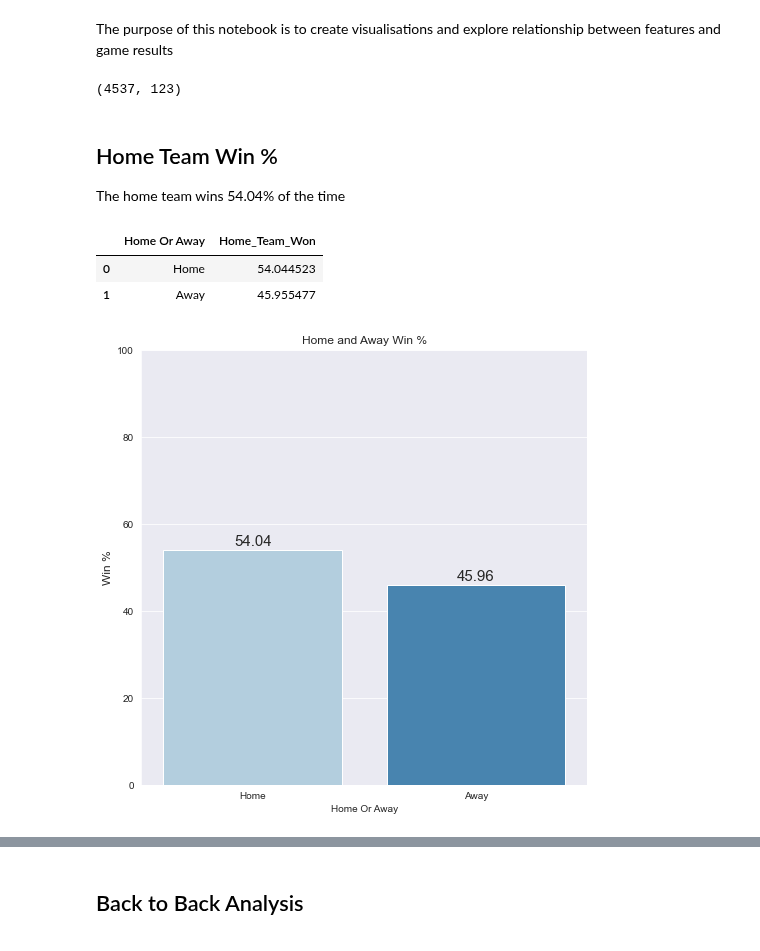
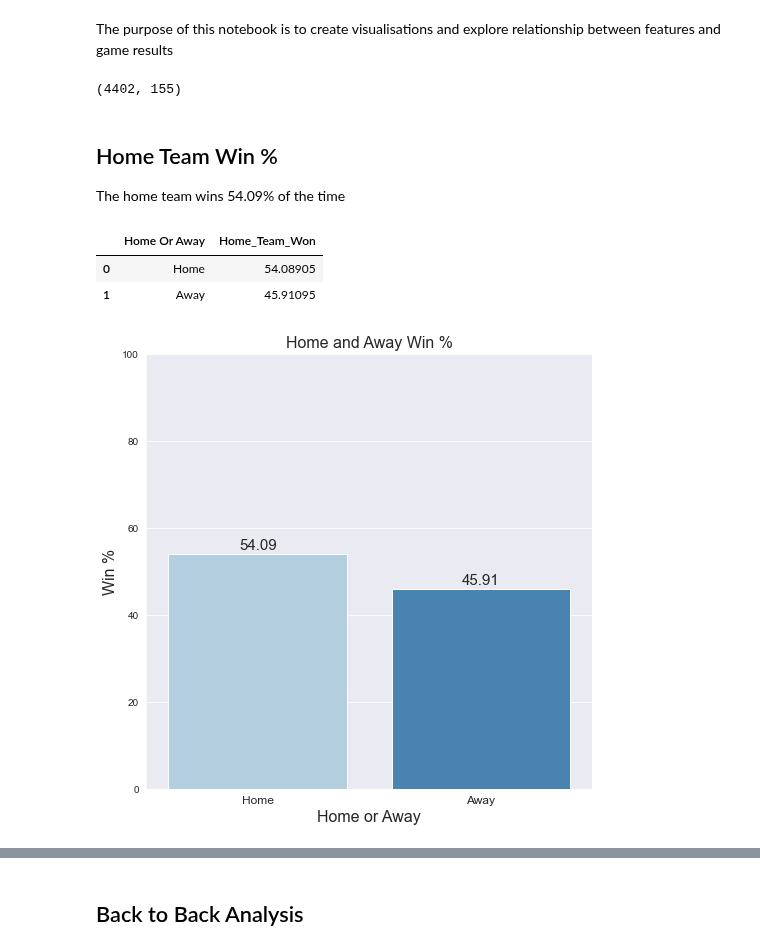
Before and after one commit to gschwaeb/NHL_Game_Prediction, a Jupyter notebook: Exploratory Data Analysis.ipynb, the cells around one changed output, grey strips where cells are left out. Drawn from its saved outputs; the diff is of its cells as text; code cells hidden in the pictures.

```diff
--- a/Exploratory Data Analysis.ipynb
+++ b/Exploratory Data Analysis.ipynb
@@ -23,16 +23,16 @@ import matplotlib.pyplot as plt
 sns.set_style("darkgrid")
 pd.set_option('display.max_columns', None)
 # %%
-df = pd.read_csv('data/all_games_multirolling_SVA.csv')
+df = pd.read_csv('data/all_games_multirolling_SVA_2.csv')
 # %%
 df = df.dropna()
 # %%
 df.shape
 # %% [output]
-(4537, 123)
+(4402, 155)
 # %% [markdown]
 ## Home Team Win %
-The home team wins 54.04% of the time
+The home team wins 54.09% of the time
 # %%
 htw = pd.DataFrame(df['Home_Team_Won'].value_counts(normalize = True)).reset_index()
 htw['Home_Team_Won'] = htw['Home_Team_Won']*100
@@ -43,21 +43,23 @@ htw.rename(columns = {'index' : 'Home Or Away'}, inplace = True)
 htw
 # %% [output]
 |  | Home Or Away | Home_Team_Won |
-| 0 | Home | 54.044523 |
-| 1 | Away | 45.955477 |
+| 0 | Home | 54.08905 |
+| 1 | Away | 45.91095 |
 # %%
 fig, ax = plt.subplots(figsize = (8,8))
 
 ax = sns.barplot(x = htw['Home Or Away'], y = htw['Home_Team_Won'], orient = 'v', palette = 'Blues')
-ax.set_title('Home and Away Win %', fontsize = 12)
-ax.set_ylabel('Win %', fontsize =12)
+ax.set_title('Home and Away Win %', fontsize = 16)
+ax.set_ylabel('Win %', fontsize =16)
+ax.set_xlabel('Home or Away', fontsize = 16)
 ax.set_ylim(0,100)
+plt.xticks(fontsize =12)
 for bar in ax.patches:
     ax.annotate(format(bar.get_height(), '.2f'),
                    (bar.get_x() + bar.get_width() / 2,
                     bar.get_height()), ha='center', va='center',
                    size=15, xytext=(0, 8),
                    textcoords='offset points')
 plt.show()
 # %% [output]
-[figure, old version]
+[figure, new version]
```
Also changed, not shown: parts of 65 cells of this notebook, 6 other files.
